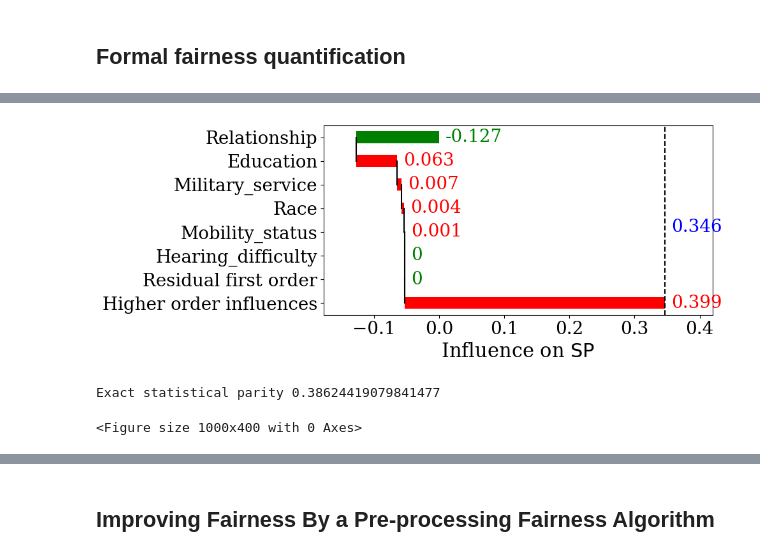
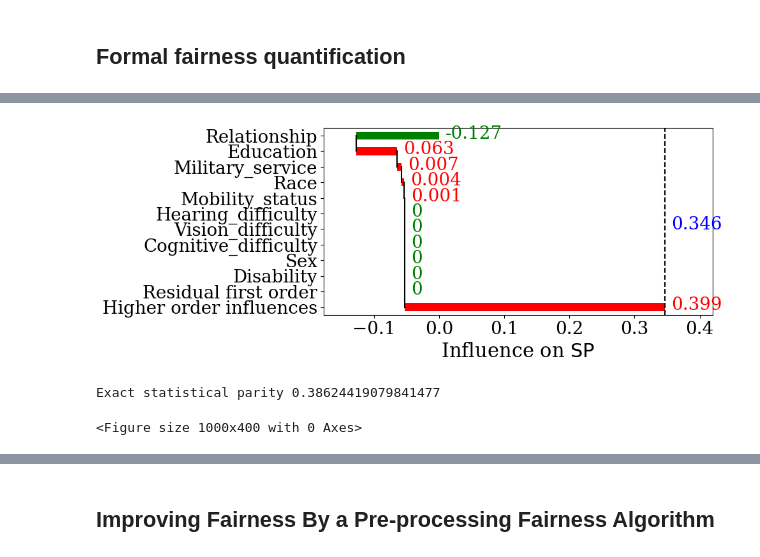
Before and after one commit to bishwamittra/script_tutorial_fairness, a Jupyter notebook: folktables.ipynb, the cells around one changed output, grey strips where cells are left out. Drawn from its saved outputs; the diff is of its cells as text; code cells hidden in the pictures.

```diff
--- a/folktables.ipynb
+++ b/folktables.ipynb
@@ -315,22 +294,22 @@ fairXplainer.compute(maxorder=2, spline_intervals=3, verbose=False, maxiter=10,
 # %%
-k = 6
+k = 10
 fairXplainer_result = fairXplainer.get_weights(k=k)
 plt = fif_plot(fairXplainer_result,
                draw_waterfall=True,
                labelsize=labelsize,
                figure_size=(10,4),
                text_y_pad=0.2,
                xlim=None,
                result_x_pad=0.02,
                x_label="Influence on " + r"$ \mathsf{SP} $"
         )
 plt.tight_layout()
 plt.show()
 plt.clf()
 
 print("Exact statistical parity", fairXplainer.statistical_parity_sample())
 # %% [output]
-[figure, old version]
+[figure, new version]
 Exact statistical parity 0.38624419079841477
 <Figure size 1000x400 with 0 Axes>
 # %%
```
Also changed, not shown: parts of 5 cells of this notebook.
